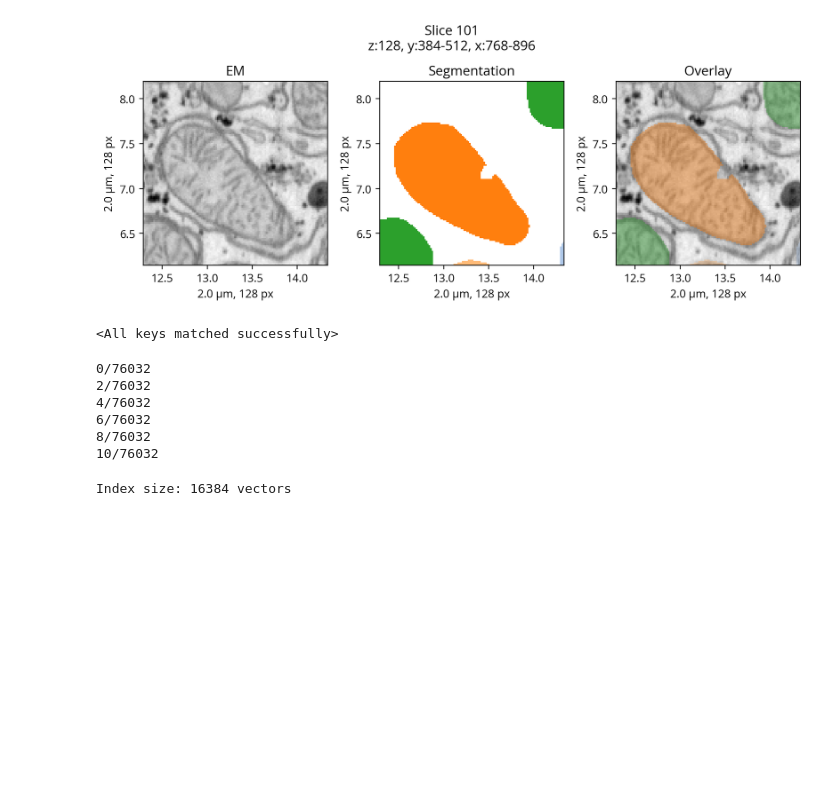
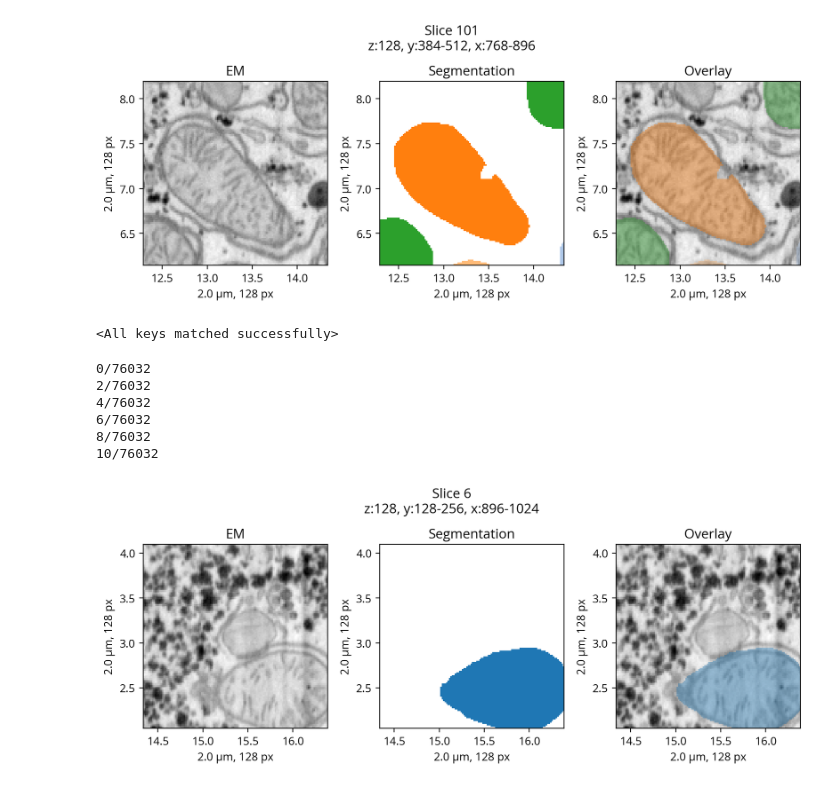
Before and after one commit to trngt/coding-tasks, a Jupyter notebook: task2/Explore_Mito_Data.ipynb, the cells around one changed output. Saved outputs shown, nothing was run; the diff lists cells and outputs as text; code cells hidden in the pictures; blank space fills up the shorter version.

```diff
--- a/task2/Explore_Mito_Data.ipynb
+++ b/task2/Explore_Mito_Data.ipynb
@@ -128,38 +93,9 @@ def compute_patch_embeddings(model, x):
 # %%
-def compute_dense(out):
-    patch_tokens = out["x_norm_patchtokens"]          # (1, 64, 384)
-    patch_map = patch_tokens.reshape(1, 384, 8, 8)    # (1, 384, 8, 8)
-
-    dense = torch.nn.functional.interpolate(
-        patch_map, size=(128, 128),
-        mode="bilinear", align_corners=False
-    )                                                  # (1, 384, 128, 128)
-    dense = torch.nn.functional.normalize(dense, dim=1)  # L2 norm per pixel
-    return dense
+dense_embeddings = embeddings_manager.compute_dense_embeddings(slices)
+# %% [output]
+0/76032
+2/76032
+4/76032
+6/76032
+8/76032
+10/76032
-# %%
-
-n = len(slices)
-
-embeddings = []
-all_dense_maps = []
-
-for i, slc in enumerate(slices):
-    x = load_data_for_dino(data_manager, slc)
-    out = compute_patch_embeddings(model, x)
-    embeddings.append(out)
-
-    dense_map = compute_dense(out)
-    all_dense_maps.append(dense_map)
-
-    if i % 2 == 0:
-        print(f"{i}/{n}")
-
-    if i == 10:
-        break
-# %% [output]
-0/76032
-2/76032
-4/76032
-6/76032
-8/76032
-10/76032
@@ -174,23 +102,12 @@ for dense_map in all_dense_maps:
 # %%
-import hnswlib
-import numpy as np
+slice_index = 6
+slc = slices[slice_index]
 
-dim = 384
-max_elements = 10_000_000  # set this to your expected upper bound
+z_index_to_plot = slc.z.start
 
-# Initialize index
-index = hnswlib.Index(space='ip', dim=dim)  # ip = inner product
-index.init_index(max_elements=max_elements, ef_construction=200, M=16)
-index.set_ef(50)  # controls query-time accuracy/speed tradeoff
-
-# Add your feature maps
-for i, feature_map in enumerate(vectors):
-    # feature_map: (16384, 384) numpy float32 array
-    vectors = np.ascontiguousarray(feature_map.astype('float32'))
-    #hnswlib.normalize(vectors)  # normalize for inner product similarity
-    index.add_items(vectors)
-
-print(f"Index size: {index.element_count} vectors")
+# 2D plot — pick any z index within the slice bounds
+vis.plot_segmentation_example(slc, z_index=z_index_to_plot, title=f"Slice {slice_index}\n"
+    f"z:{slc.z.start}, y:{slc.y.start}-{slc.y.stop}, x:{slc.x.start}-{slc.x.stop}")
 # %% [output]
-Index size: 16384 vectors
+[figure, added]
 # %%
```
Also changed, not shown: parts of 7 cells of this notebook, 3 other files.
